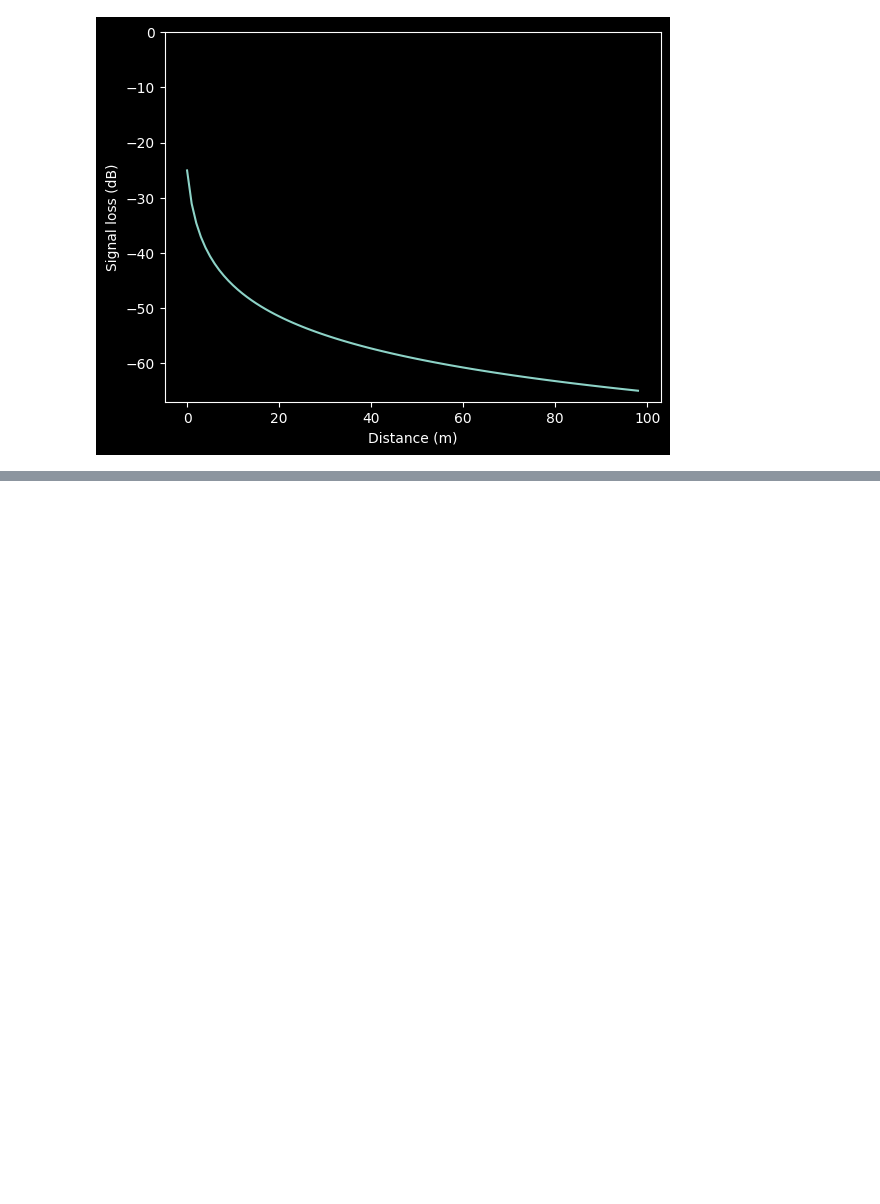
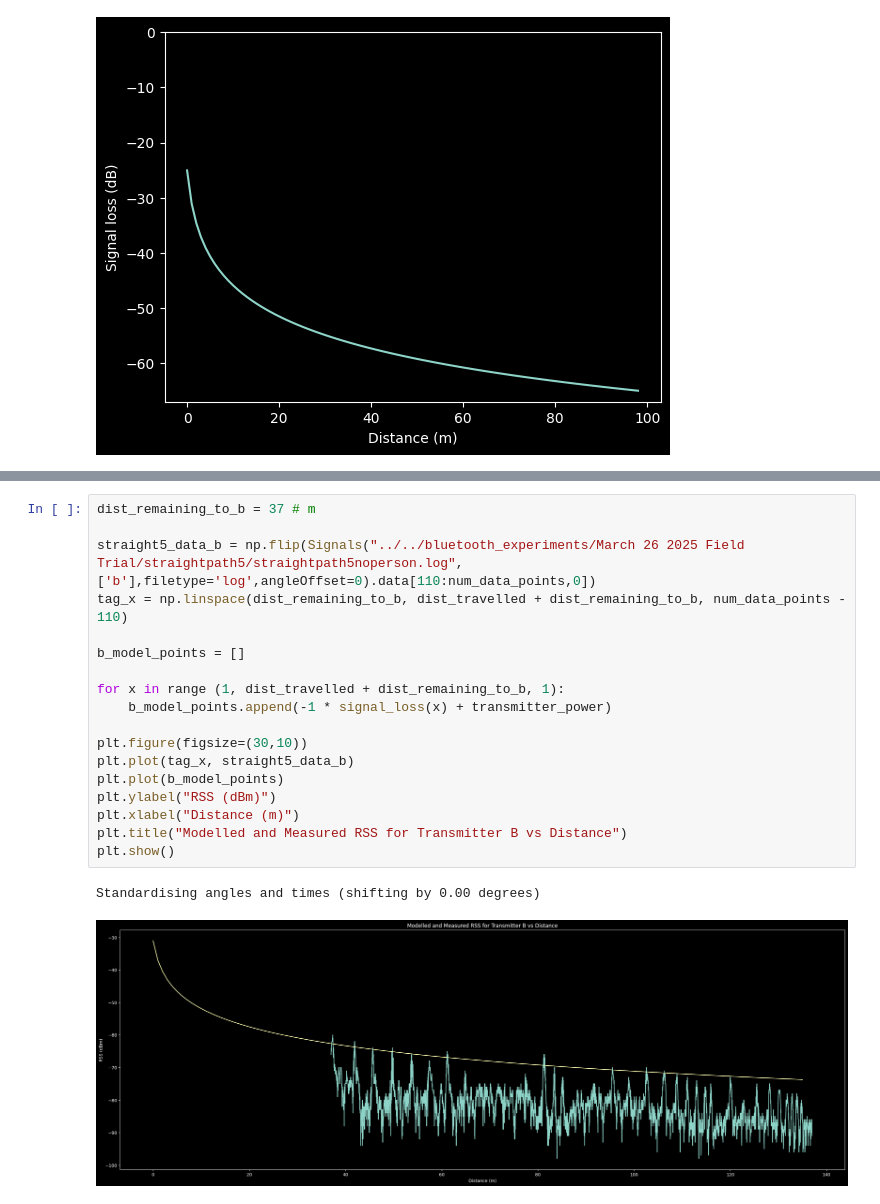
Before and after one commit to SheffieldMLtracking/BLEanalysis, a Jupyter notebook: jupyter/Finley/FSPL.ipynb, the cells around one changed output, grey strips where cells are left out. Drawn from its saved outputs; the diff is of its cells as text; blank space fills up the shorter version.

```diff
--- a/jupyter/Finley/FSPL.ipynb
+++ b/jupyter/Finley/FSPL.ipynb
@@ -81,0 +93,21 @@ Standardising angles and times (shifting by 0.00 degrees)
+# %%
+dist_remaining_to_b = 37 # m
+
+straight5_data_b = np.flip(Signals("../../bluetooth_experiments/March 26 2025 Field Trial/straightpath5/straightpath5noperson.log", ['b'],filetype='log',angleOffset=0).data[110:num_data_points,0])
+tag_x = np.linspace(dist_remaining_to_b, dist_travelled + dist_remaining_to_b, num_data_points - 110)
+
+b_model_points = []
+
+for x in range (1, dist_travelled + dist_remaining_to_b, 1):
+    b_model_points.append(-1 * signal_loss(x) + transmitter_power)
+
+plt.figure(figsize=(30,10))
+plt.plot(tag_x, straight5_data_b)
+plt.plot(b_model_points)
+plt.ylabel("RSS (dBm)")
+plt.xlabel("Distance (m)")
+plt.title("Modelled and Measured RSS for Transmitter B vs Distance")
+plt.show()
+# %% [output]
+Standardising angles and times (shifting by 0.00 degrees)
+[figure, added]
```
Also changed, not shown: parts of 6 cells of this notebook.
